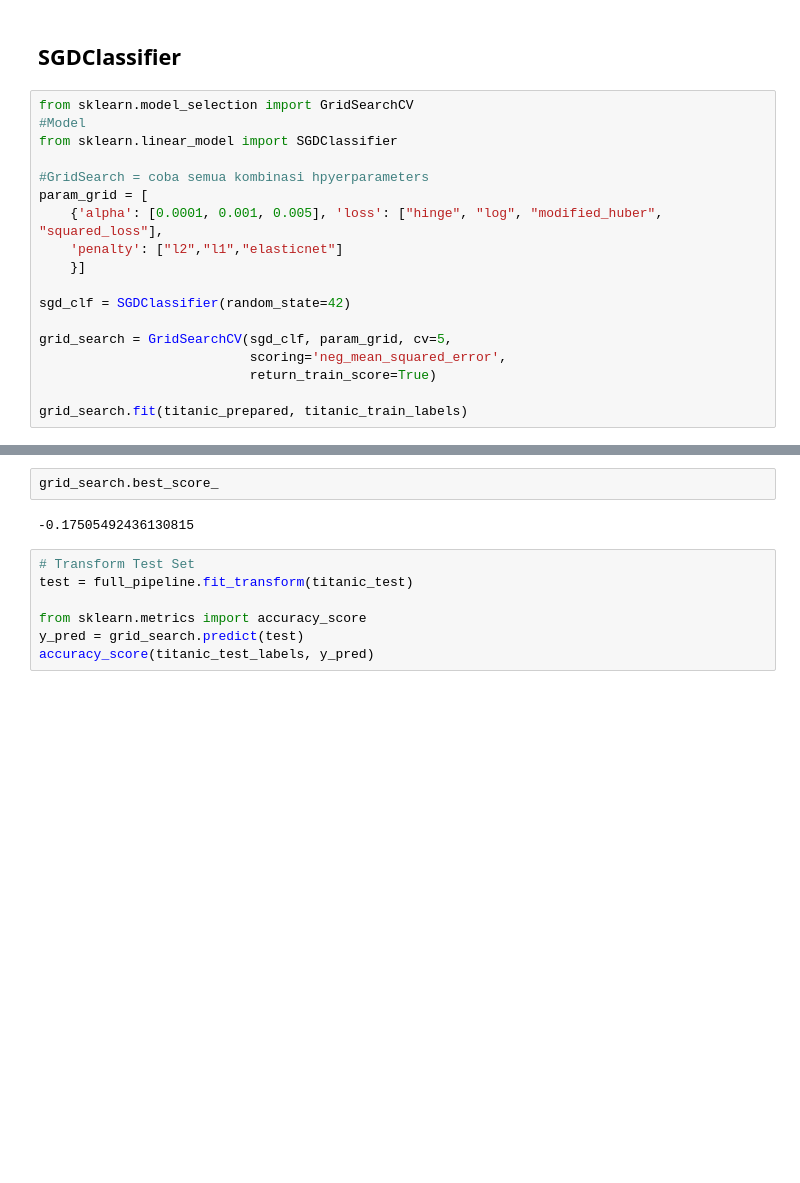
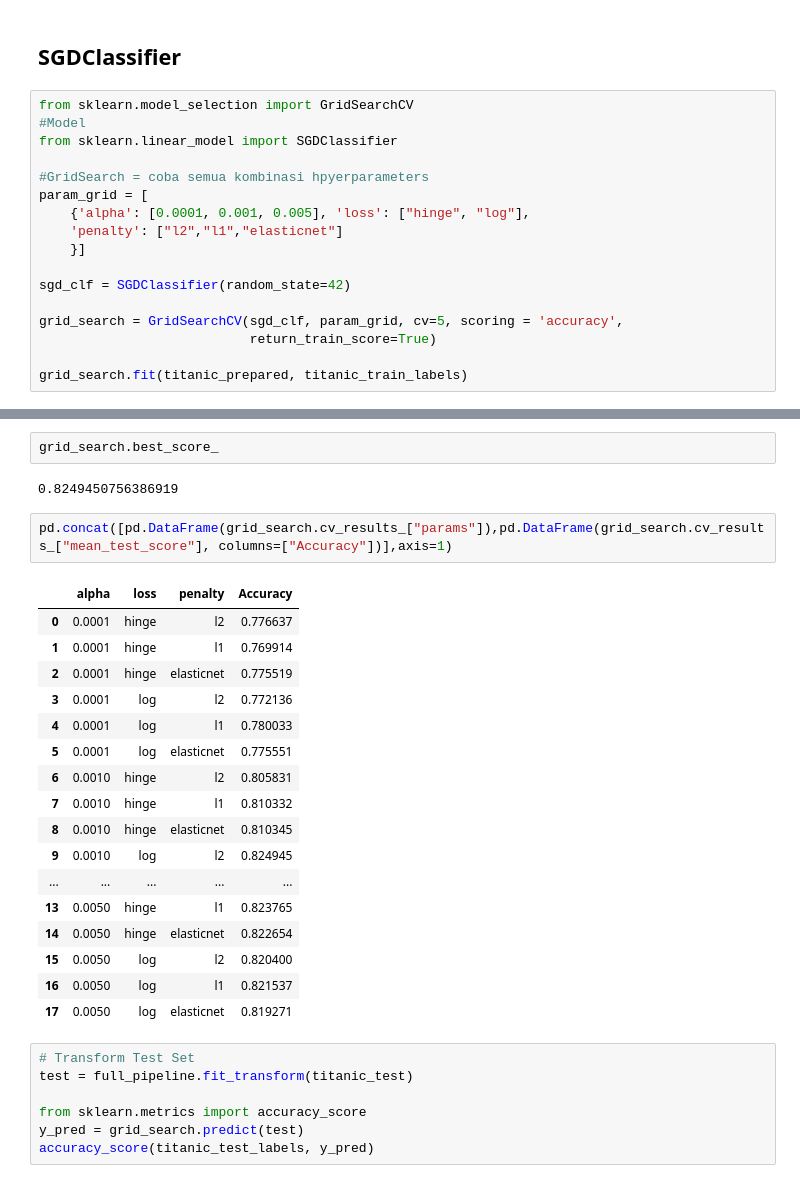
Before and after one commit to josepheric/Titanic-Survivor-Prediction, a Jupyter notebook: FP_KK.ipynb, the cells around one changed output, grey strips where cells are left out. Drawn from its saved outputs; the diff is of its cells as text; blank space fills up the shorter version.

```diff
--- a/FP_KK.ipynb
+++ b/FP_KK.ipynb
@@ -377,14 +404,13 @@ from sklearn.linear_model import SGDClassifier
 
 #GridSearch = coba semua kombinasi hpyerparameters
 param_grid = [
-    {'alpha': [0.0001, 0.001, 0.005], 'loss': ["hinge", "log", "modified_huber", "squared_loss"],
+    {'alpha': [0.0001, 0.001, 0.005], 'loss': ["hinge", "log"],
     'penalty': ["l2","l1","elasticnet"]
     }]
 
 sgd_clf = SGDClassifier(random_state=42)
 
-grid_search = GridSearchCV(sgd_clf, param_grid, cv=5,
-                           scoring='neg_mean_squared_error',
+grid_search = GridSearchCV(sgd_clf, param_grid, cv=5, scoring = 'accuracy',
                            return_train_score=True)
 
 grid_search.fit(titanic_prepared, titanic_train_labels)
@@ -410,7 +435,27 @@ GridSearchCV(cv=5, error_score=nan,
 # %%
 grid_search.best_score_
 # %% [output]
--0.17505492436130815
+0.8249450756386919
+# %%
+pd.concat([pd.DataFrame(grid_search.cv_results_["params"]),pd.DataFrame(grid_search.cv_results_["mean_test_score"], columns=["Accuracy"])],axis=1)
+# %% [output]
+|  | alpha | loss | penalty | Accuracy |
+| 0 | 0.0001 | hinge | l2 | 0.776637 |
+| 1 | 0.0001 | hinge | l1 | 0.769914 |
+| 2 | 0.0001 | hinge | elasticnet | 0.775519 |
+| 3 | 0.0001 | log | l2 | 0.772136 |
+| 4 | 0.0001 | log | l1 | 0.780033 |
+| 5 | 0.0001 | log | elasticnet | 0.775551 |
+| 6 | 0.0010 | hinge | l2 | 0.805831 |
+| 7 | 0.0010 | hinge | l1 | 0.810332 |
+| 8 | 0.0010 | hinge | elasticnet | 0.810345 |
+| 9 | 0.0010 | log | l2 | 0.824945 |
+| ... | ... | ... | ... | ... |
+| 13 | 0.0050 | hinge | l1 | 0.823765 |
+| 14 | 0.0050 | hinge | elasticnet | 0.822654 |
+| 15 | 0.0050 | log | l2 | 0.820400 |
+| 16 | 0.0050 | log | l1 | 0.821537 |
+| 17 | 0.0050 | log | elasticnet | 0.819271 |
 # %%
 # Transform Test Set
 test = full_pipeline.fit_transform(titanic_test)
```
Also changed, not shown: parts of 45 cells of this notebook.
